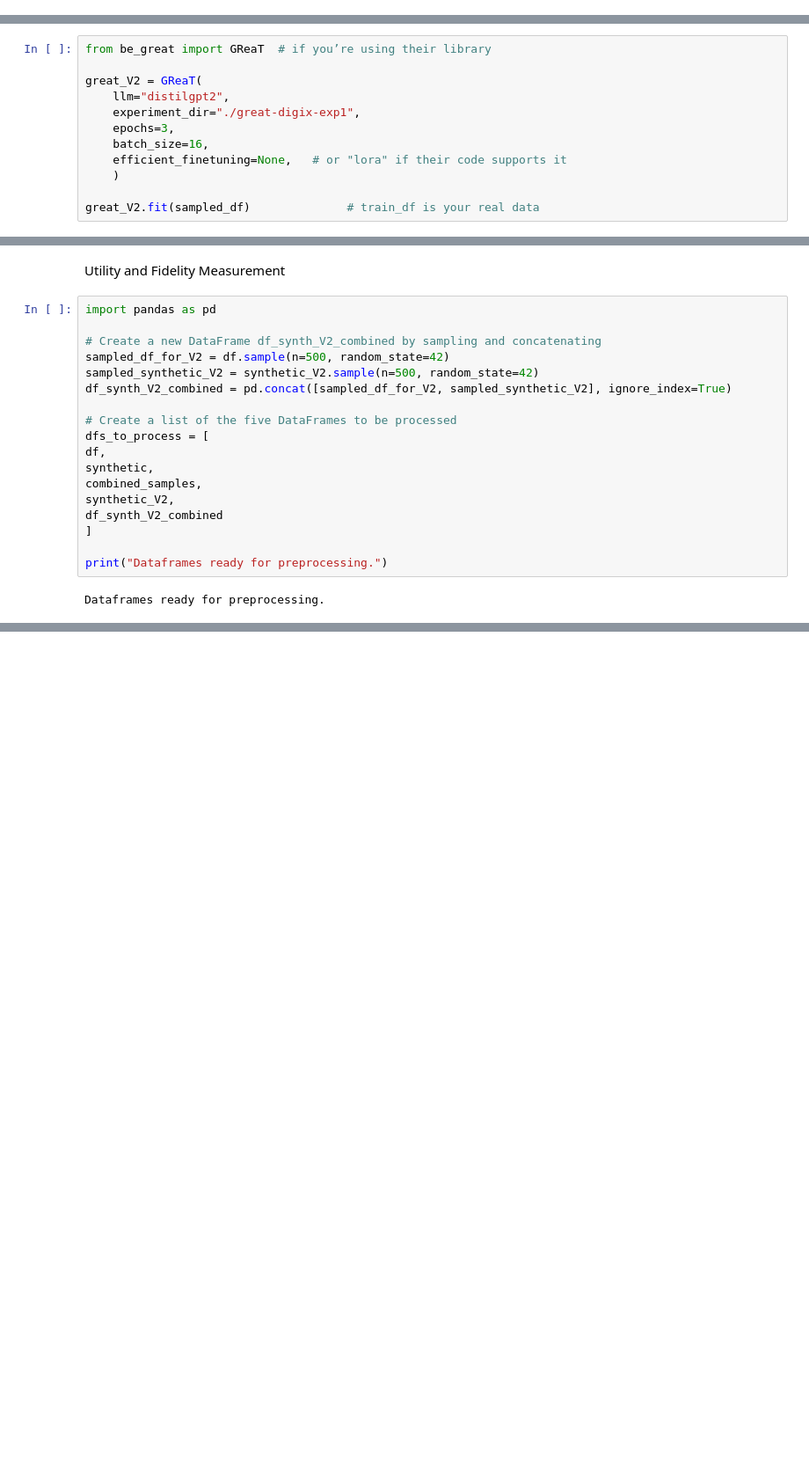
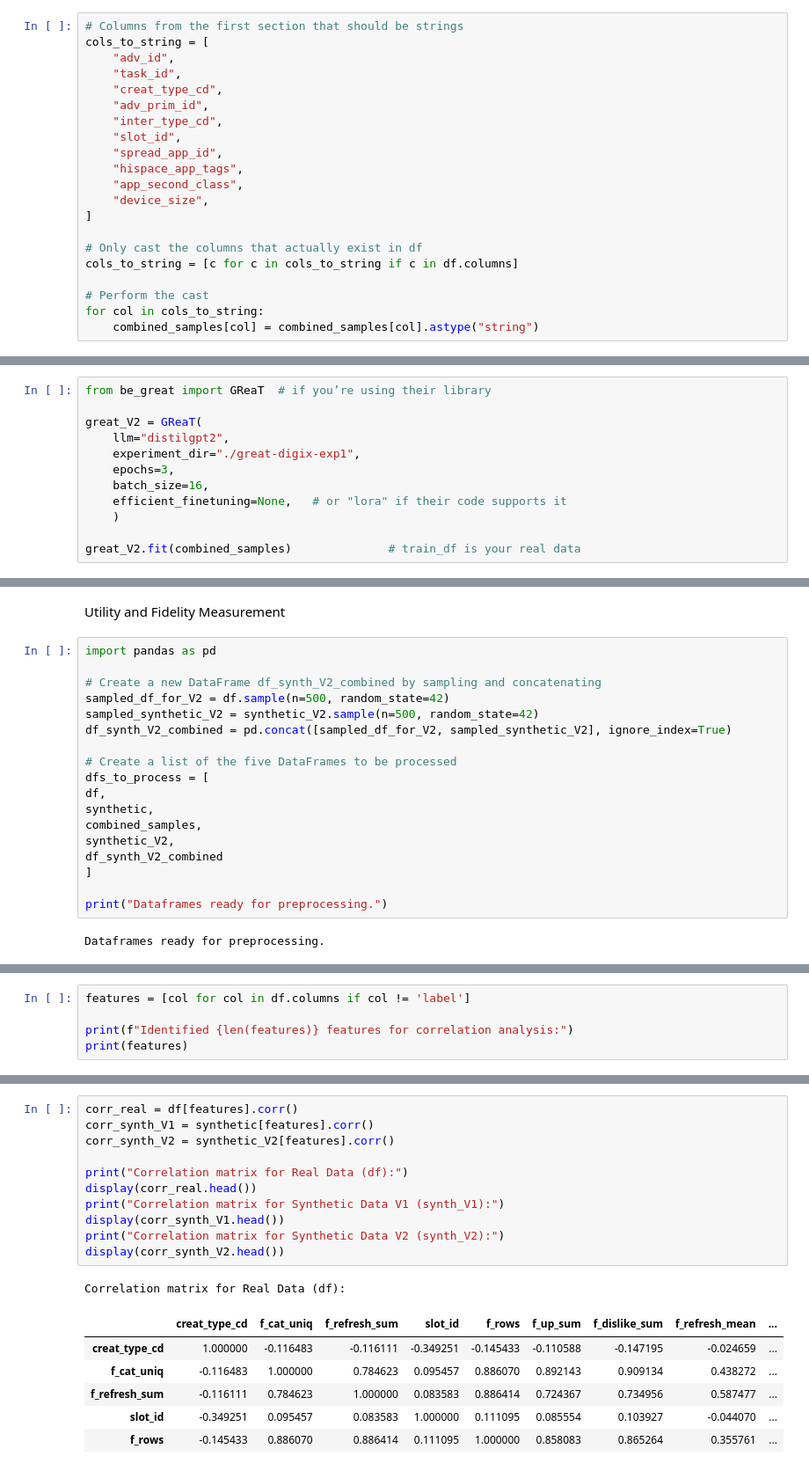
Before and after one commit to jackiewei-creator/CTR-Project, a Jupyter notebook: Synthetic Data Generation/Part_2_C161_GPT2_Generation_Fine_Tuning.ipynb, the cells around one changed output, grey strips where cells are left out. Shown: that part at 88% size. Saved outputs shown, nothing was run; the diff lists cells and outputs as text; blank space fills up the shorter version.

```diff
--- a/Synthetic Data Generation/Part_2_C161_GPT2_Generation_Fine_Tuning.ipynb
+++ b/Synthetic Data Generation/Part_2_C161_GPT2_Generation_Fine_Tuning.ipynb
@@ -163,3 +186,24 @@ First 5 rows of the combined samples:
 5 rows × 28 columns
 Shape of the combined samples:
 (1000, 28)
+# %%
+# Columns from the first section that should be strings
+cols_to_string = [
+    "adv_id",
+    "task_id",
+    "creat_type_cd",
+    "adv_prim_id",
+    "inter_type_cd",
+    "slot_id",
+    "spread_app_id",
+    "hispace_app_tags",
+    "app_second_class",
+    "device_size",
+]
+
+# Only cast the columns that actually exist in df
+cols_to_string = [c for c in cols_to_string if c in df.columns]
+
+# Perform the cast
+for col in cols_to_string:
+    combined_samples[col] = combined_samples[col].astype("string")
@@ -174,7 +238,7 @@ great_V2 = GReaT(
     efficient_finetuning=None,   # or "lora" if their code supports it
     )
 
-great_V2.fit(sampled_df)              # train_df is your real data
+great_V2.fit(combined_samples)              # train_df is your real data
 # %% [output]
 The secret `HF_TOKEN` does not exist in your Colab secrets.
 To authenticate with the Hugging Face Hub, create a token in your settings tab (https://huggingface.co/settings/tokens), set it as secret in your Google Colab and restart your session.
@@ -486,0 +593,5 @@ Name: proportion, dtype: object
+# %%
+features = [col for col in df.columns if col != 'label']
+
+print(f"Identified {len(features)} features for correlation analysis:")
+print(features)
@@ -486,0 +604,19 @@ Name: proportion, dtype: object
+# %%
+corr_real = df[features].corr()
+corr_synth_V1 = synthetic[features].corr()
+corr_synth_V2 = synthetic_V2[features].corr()
+
+print("Correlation matrix for Real Data (df):")
+display(corr_real.head())
+print("Correlation matrix for Synthetic Data V1 (synth_V1):")
+display(corr_synth_V1.head())
+print("Correlation matrix for Synthetic Data V2 (synth_V2):")
+display(corr_synth_V2.head())
+# %% [output]
+Correlation matrix for Real Data (df):
+|  | creat_type_cd | f_cat_uniq | f_refresh_sum | slot_id | f_rows | f_up_sum | f_dislike_sum | f_refresh_mean | ... |
+| creat_type_cd | 1.000000 | -0.116483 | -0.116111 | -0.349251 | -0.145433 | -0.110588 | -0.147195 | -0.024659 | ... |
+| f_cat_uniq | -0.116483 | 1.000000 | 0.784623 | 0.095457 | 0.886070 | 0.892143 | 0.909134 | 0.438272 | ... |
+| f_refresh_sum | -0.116111 | 0.784623 | 1.000000 | 0.083583 | 0.886414 | 0.724367 | 0.734956 | 0.587477 | ... |
+| slot_id | -0.349251 | 0.095457 | 0.083583 | 1.000000 | 0.111095 | 0.085554 | 0.103927 | -0.044070 | ... |
+| f_rows | -0.145433 | 0.886070 | 0.886414 | 0.111095 | 1.000000 | 0.858083 | 0.865264 | 0.355761 | ... |
```
Also changed, not shown: parts of 28 cells of this notebook.
